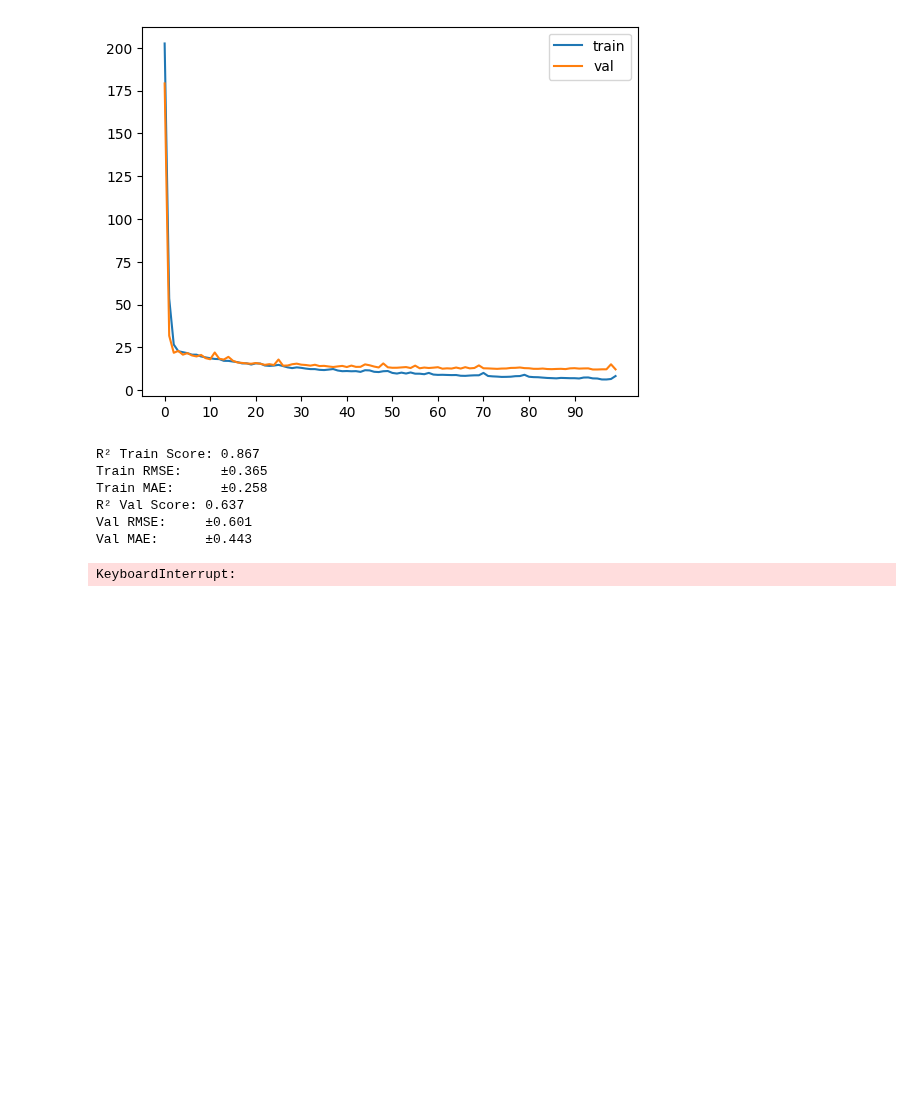
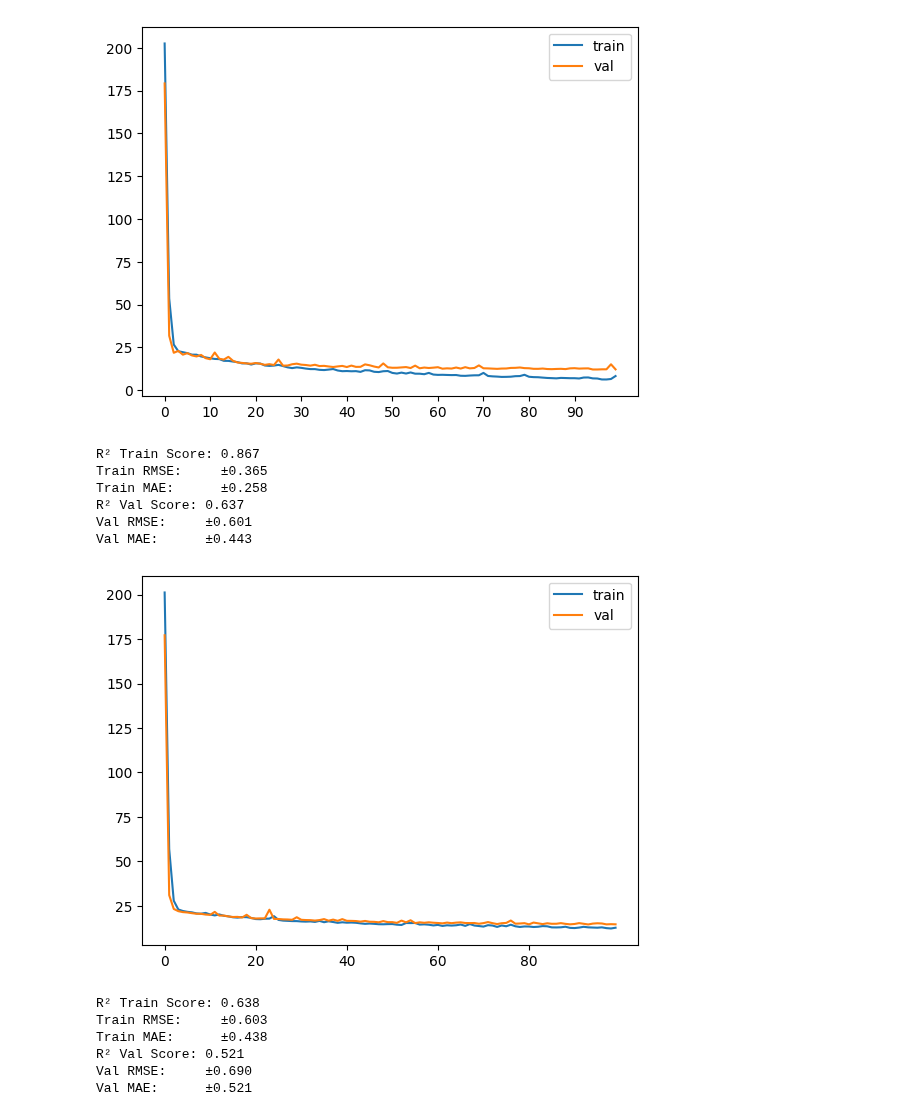
Before and after one commit to lizasidler/qsar-benchmark, a Jupyter notebook: notebooks/GNN_with_edges_regression.ipynb, the cells around one changed output. Drawn from its saved outputs; the diff is of its cells as text; code cells hidden in the pictures; blank space fills up the shorter version.

```diff
--- a/notebooks/GNN_with_edges_regression.ipynb
+++ b/notebooks/GNN_with_edges_regression.ipynb
@@ -64,18 +61,24 @@ Val RMSE:     ±0.601
 Val MAE:      ±0.443
 # %%
 epochs = 100
-model = gnn_edges.NNConv(256, 128, 16, 1).to(device)
+model = gnn_edges.NNConv(128, 64, 1).to(device)
 model.fit(train_loader, val_loader, device, epochs=epochs)
-# %% [output]
-KeyboardInterrupt:
 # %%
 plt.plot(model.train_loss, label='train')
 plt.plot(model.val_loss, label='val')
 
 plt.legend()
-plt.xticks(range(0, epochs, 10))
+plt.xticks(range(0, epochs, 20))
 plt.savefig('nn_loss.png')
 plt.show()
 
 model.eval()
 model.analysis(train_loader, val_loader, device)
+# %% [output]
+[figure, added]
+R² Train Score: 0.638
+Train RMSE:     ±0.603
+Train MAE:      ±0.438
+R² Val Score: 0.521
+Val RMSE:     ±0.690
+Val MAE:      ±0.521
```
Also changed, not shown: parts of 5 cells of this notebook, 10 other files.
